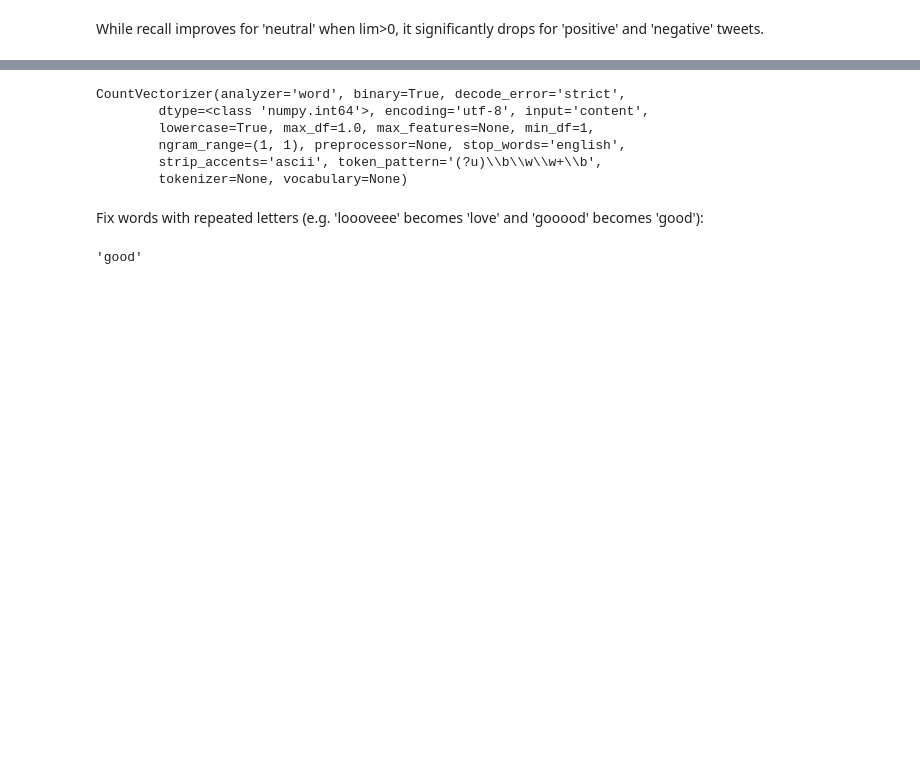
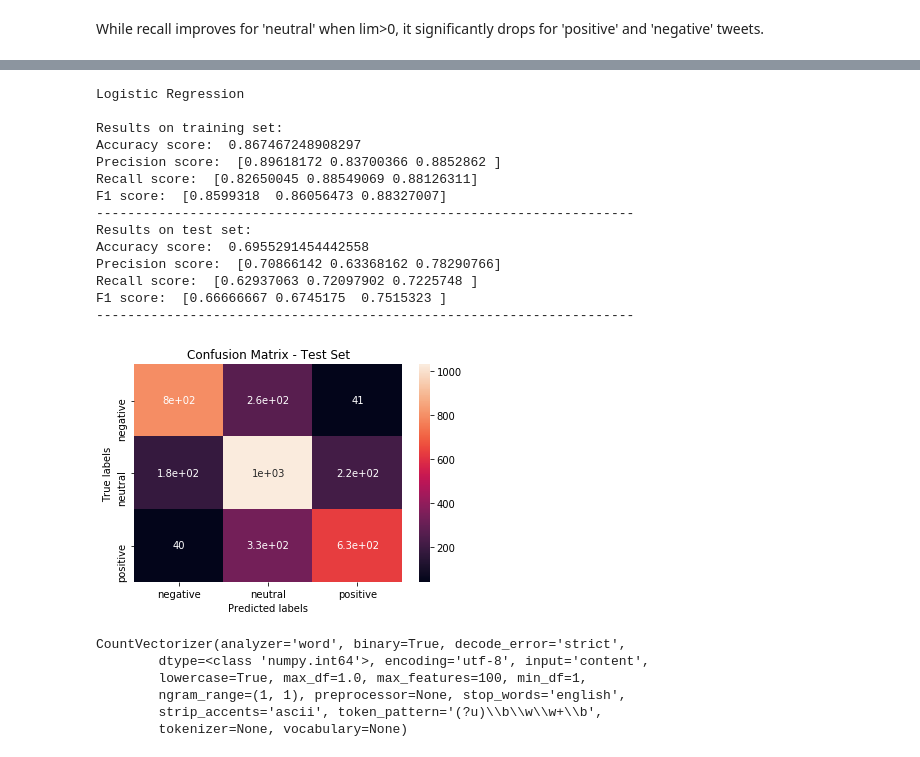
Before and after one commit to alexkapele/tweet_sentiment, a Jupyter notebook: sentiment_analysis.ipynb, the cells around one changed output, grey strips where cells are left out. Saved outputs shown, nothing was run; the diff lists cells and outputs as text; code cells hidden in the pictures; blank space fills up the shorter version.

```diff
--- a/sentiment_analysis.ipynb
+++ b/sentiment_analysis.ipynb
@@ -182,12 +445,30 @@ plt.show()
+# %%
+train_pred, test_pred = run_model(models['Logistic Regression'],'Logistic Regression',train_matrix_norm,train.sentiment.values,test_matrix_norm,test.sentiment.values)
+# %% [output]
+Logistic Regression
+
+Results on training set:
+Accuracy score:  0.867467248908297
+Precision score:  [0.89618172 0.83700366 0.8852862 ]
+Recall score:  [0.82650045 0.88549069 0.88126311]
+F1 score:  [0.8599318  0.86056473 0.88327007]
+---------------------------------------------------------------------
+Results on test set:
+Accuracy score:  0.6955291454442558
+Precision score:  [0.70866142 0.63368162 0.78290766]
+Recall score:  [0.62937063 0.72097902 0.7225748 ]
+F1 score:  [0.66666667 0.6745175  0.7515323 ]
+---------------------------------------------------------------------
+[figure, added]
 # %%
-#create count_vector and fit it to the train data
+#create smaller count_vector and fit it to the train data
 from sklearn.feature_extraction.text import CountVectorizer
-count_vector = CountVectorizer(lowercase=True, stop_words='english', strip_accents='ascii', binary=True)
-count_vector.fit(train['text'].get_values())
+count_vector_small = CountVectorizer(max_features=100, lowercase=True, stop_words='english', strip_accents='ascii', binary=True)
+count_vector_small.fit(train_text_norm.get_values())
 # %% [output]
 CountVectorizer(analyzer='word', binary=True, decode_error='strict',
         dtype=<class 'numpy.int64'>, encoding='utf-8', input='content',
-        lowercase=True, max_df=1.0, max_features=None, min_df=1,
+        lowercase=True, max_df=1.0, max_features=100, min_df=1,
         ngram_range=(1, 1), preprocessor=None, stop_words='english',
         strip_accents='ascii', token_pattern='(?u)\\b\\w\\w+\\b',
         tokenizer=None, vocabulary=None)
@@ -199,2 +478,0 @@ train_matrix = np.array(words_matrix)
-# %% [markdown]
-Fix words with repeated letters (e.g. 'loooveee' becomes 'love' and 'gooood' becomes 'good'):
@@ -219,4 +478,0 @@ for word in all_words:
-# %%
-word_dict['gooood']
-# %% [output]
-'good'
```
Also changed, not shown: parts of 71 cells of this notebook.
